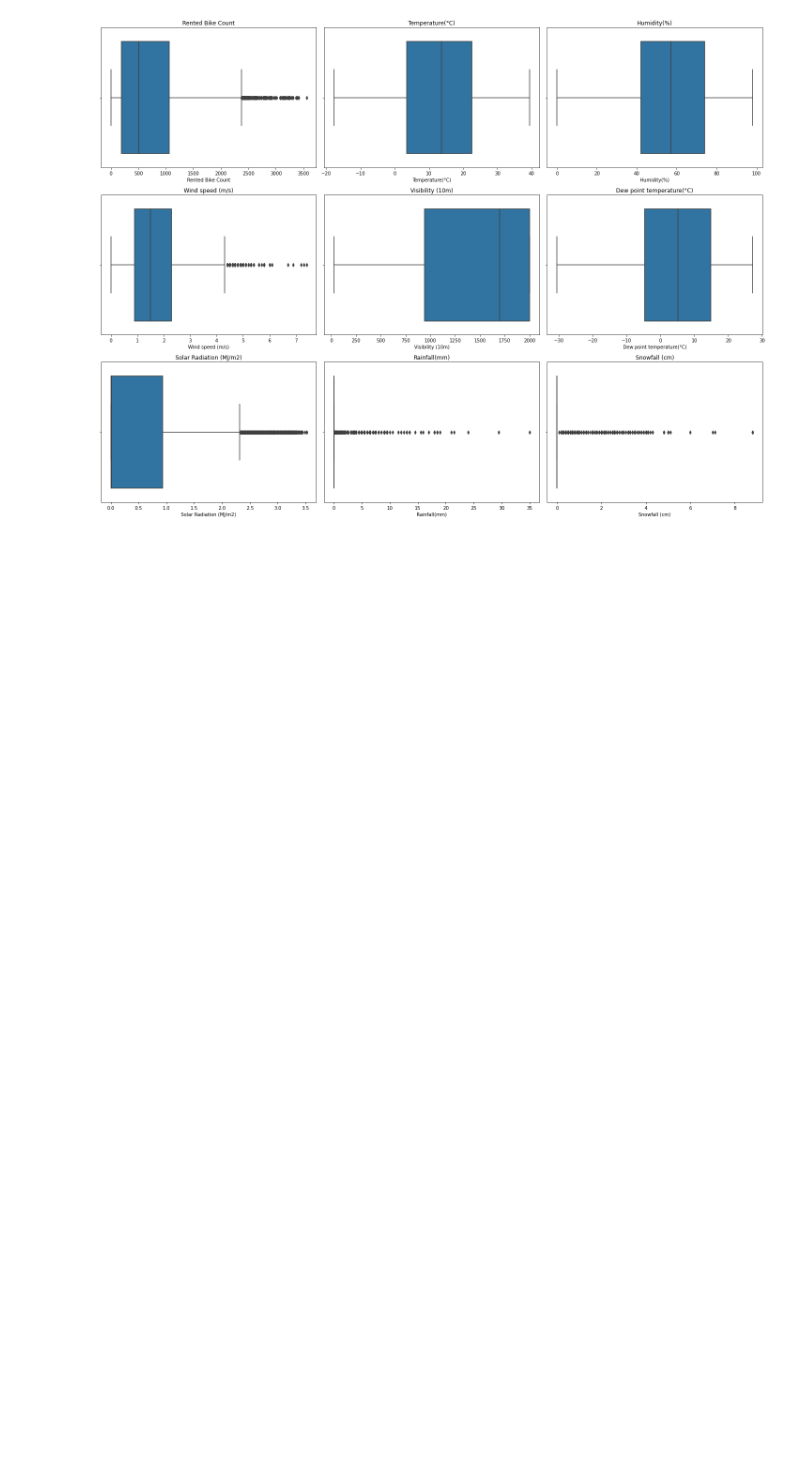
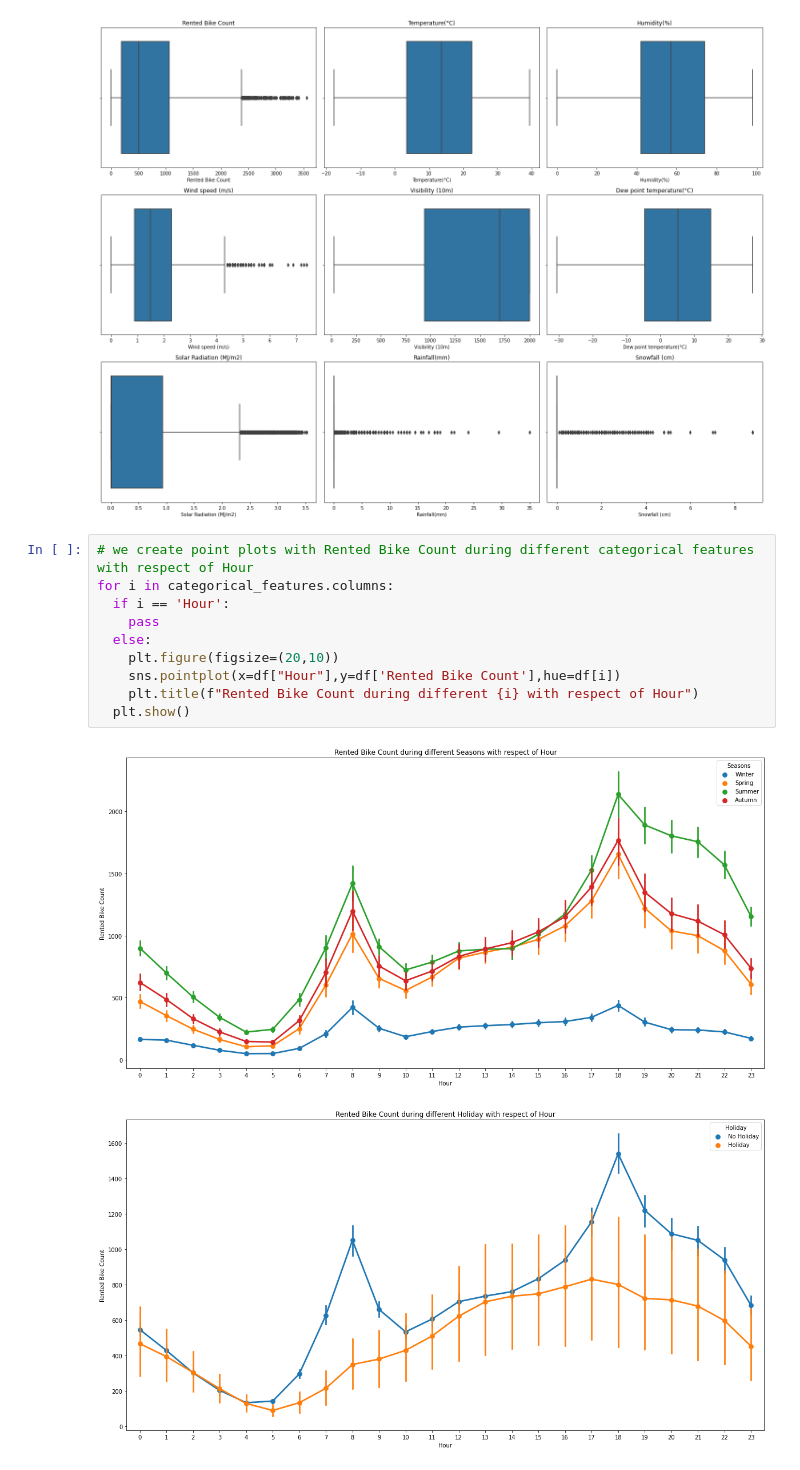
Before and after one commit to fathimajafir/Seoul-Bike-Sharing-Demand-Prediction, a Jupyter notebook: Copy_of_Bike_Sharing_Demand_Prediction_Capstone_Project.ipynb, the cells around one changed output. Saved outputs shown, nothing was run; the diff lists cells and outputs as text; blank space fills up the shorter version.

```diff
--- a/Copy_of_Bike_Sharing_Demand_Prediction_Capstone_Project.ipynb
+++ b/Copy_of_Bike_Sharing_Demand_Prediction_Capstone_Project.ipynb
@@ -189,3 +189,16 @@ for i in numeric_features.columns:
   plt.tight_layout()
 # %% [output]
 [figure]
+# %%
+# we create point plots with Rented Bike Count during different categorical features with respect of Hour
+for i in categorical_features.columns:
+  if i == 'Hour':
+    pass
+  else:
+    plt.figure(figsize=(20,10))
+    sns.pointplot(x=df["Hour"],y=df['Rented Bike Count'],hue=df[i])
+    plt.title(f"Rented Bike Count during different {i} with respect of Hour")
+  plt.show()
+# %% [output]
+[figure, added]
+[figure, added]
```
Also changed, not shown: parts of 1 cell of this notebook.
